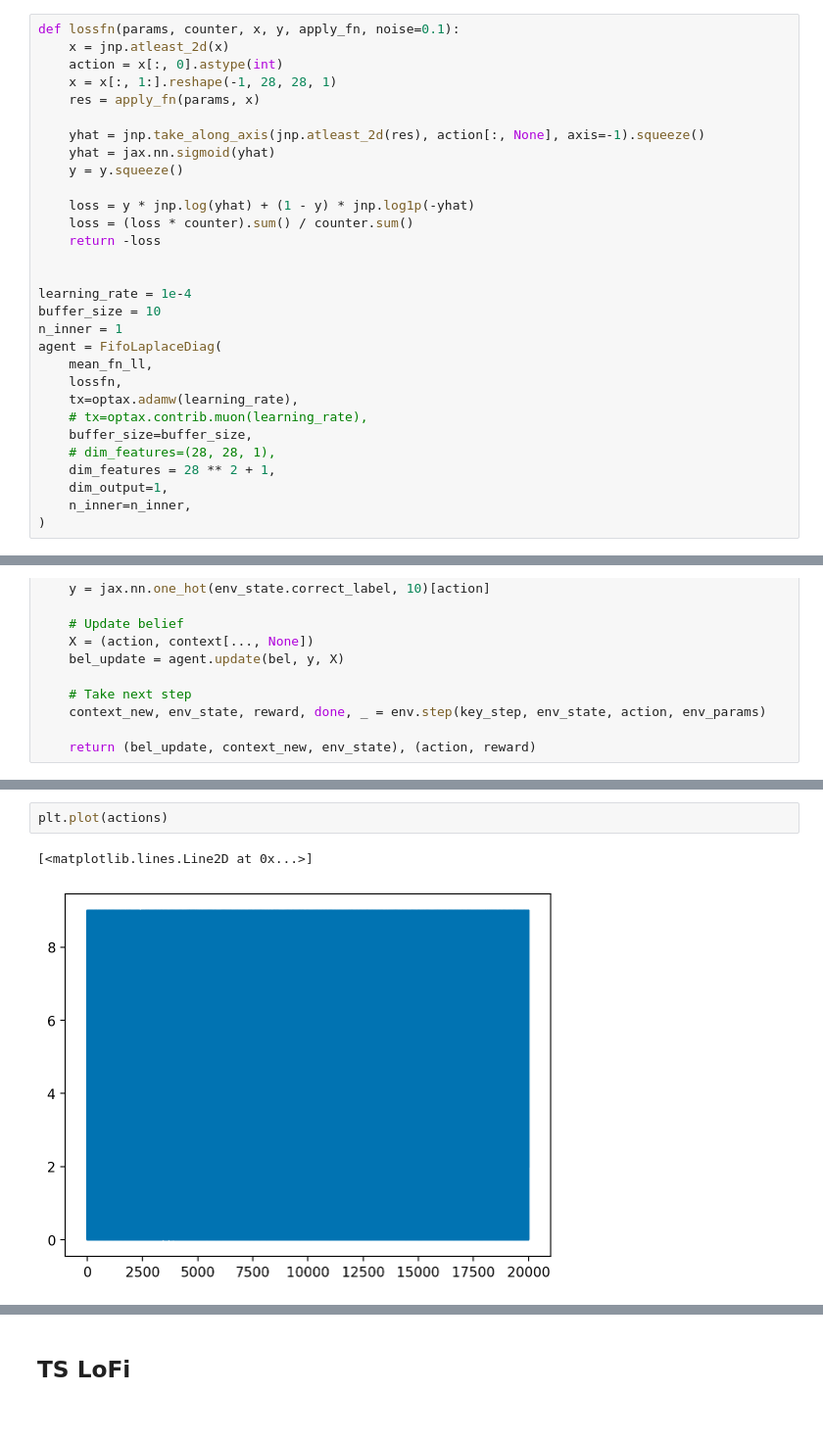
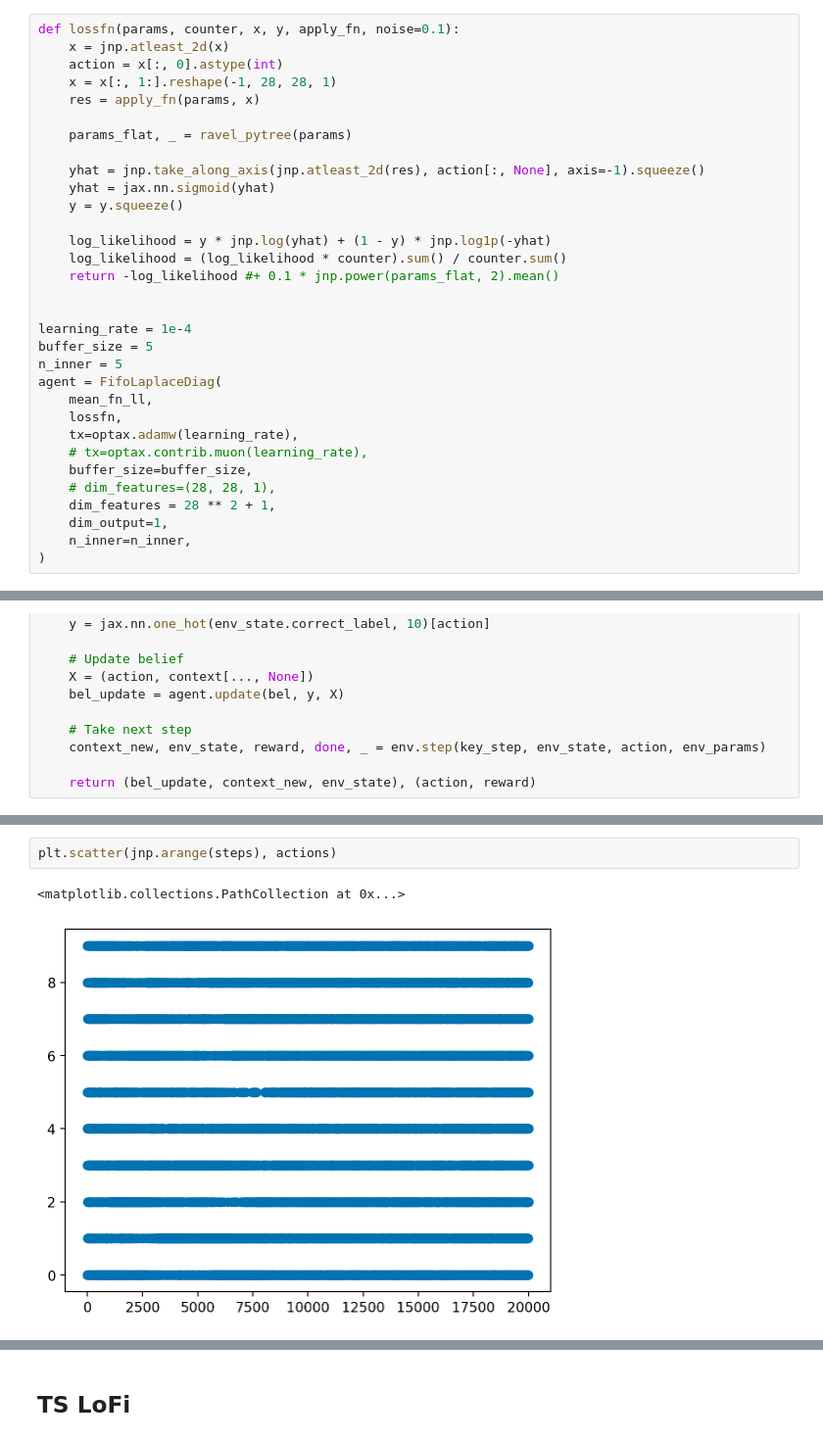
Before and after one commit to gerdm/low-rank-last-layer-inference, a Jupyter notebook: experiments/rl-toy.ipynb, the cells around one changed output, grey strips where cells are left out. Shown at 98% size. Drawn from its saved outputs; the diff is of its cells as text.

```diff
--- a/experiments/rl-toy.ipynb
+++ b/experiments/rl-toy.ipynb
@@ -387,18 +388,20 @@ def lossfn(params, counter, x, y, apply_fn, noise=0.1):
     x = x[:, 1:].reshape(-1, 28, 28, 1)
     res = apply_fn(params, x)
 
+    params_flat, _ = ravel_pytree(params)
+
     yhat = jnp.take_along_axis(jnp.atleast_2d(res), action[:, None], axis=-1).squeeze()
     yhat = jax.nn.sigmoid(yhat)
     y = y.squeeze()
 
-    loss = y * jnp.log(yhat) + (1 - y) * jnp.log1p(-yhat)
-    loss = (loss * counter).sum() / counter.sum()
-    return -loss
+    log_likelihood = y * jnp.log(yhat) + (1 - y) * jnp.log1p(-yhat)
+    log_likelihood = (log_likelihood * counter).sum() / counter.sum()
+    return -log_likelihood #+ 0.1 * jnp.power(params_flat, 2).mean()
 
 
 learning_rate = 1e-4
-buffer_size = 10
-n_inner = 1
+buffer_size = 5
+n_inner = 5
 agent = FifoLaplaceDiag(
     mean_fn_ll,
     lossfn,
@@ -497,8 +487,8 @@ Wall time: 31.3 s
 # %%
-plt.plot(actions)
+plt.scatter(jnp.arange(steps), actions)
 # %% [output]
-[<matplotlib.lines.Line2D at 0x...>]
+<matplotlib.collections.PathCollection at 0x...>
-[figure, old version]
+[figure, new version]
 # %%
 window = 1000
 pd.Series(rewards_eps).rolling(window).mean().plot(label=r"$\epsilon$-greedy")
```
Also changed, not shown: parts of 8 cells of this notebook, 1 other file.
